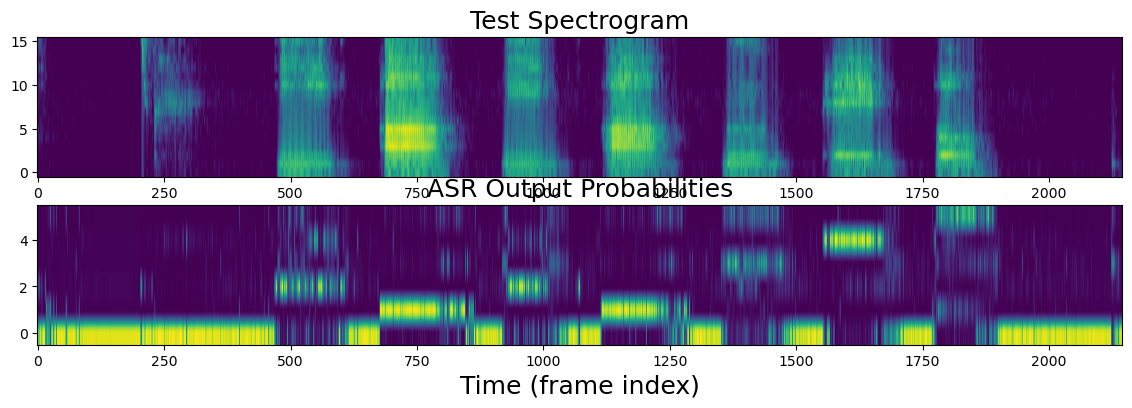
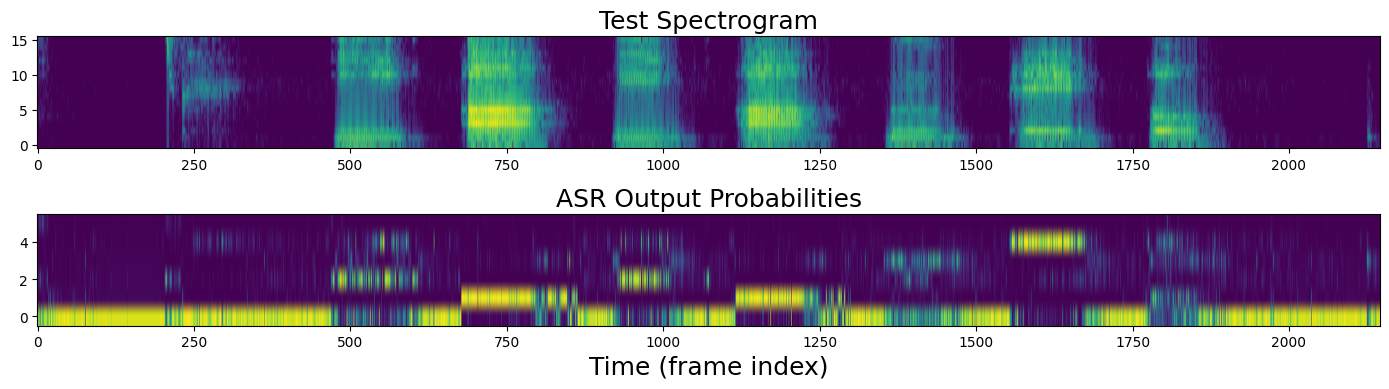
The notebook cell's code change between the first figure and the second:
--- before
+++ after
@@ -1,5 +1,5 @@
 importlib.reload(homework10)
 probabilities = homework10.test_neuralnet(model, testsgram)
-fig = plt.figure(figsize=(14,4))
+fig = plt.figure(figsize=(14,4), layout='tight')
 subplots = fig.subplots(2,1)
 subplots[0].imshow(testsgram.transpose(), aspect='auto', origin='lower')

Commit: hw11